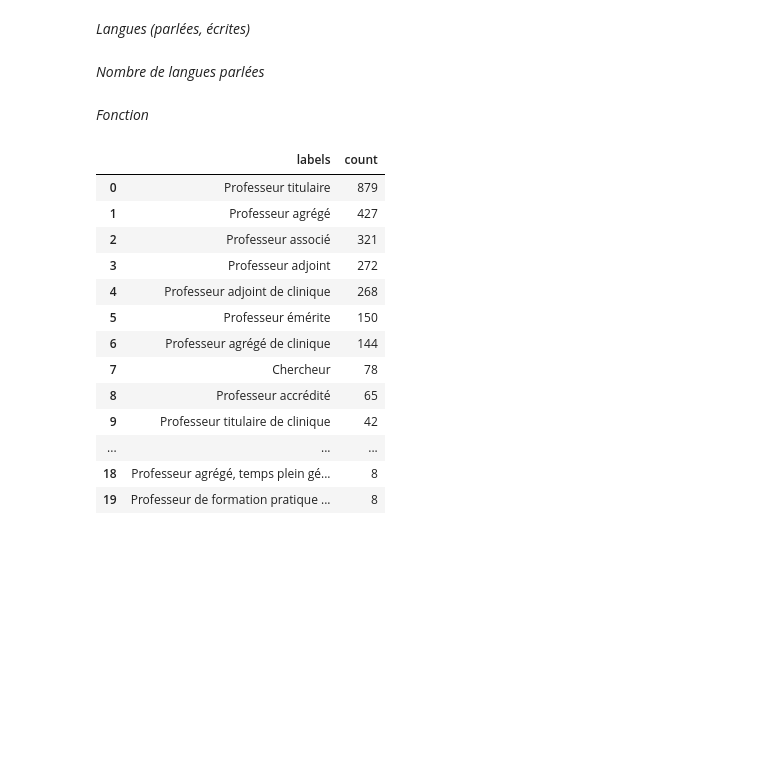
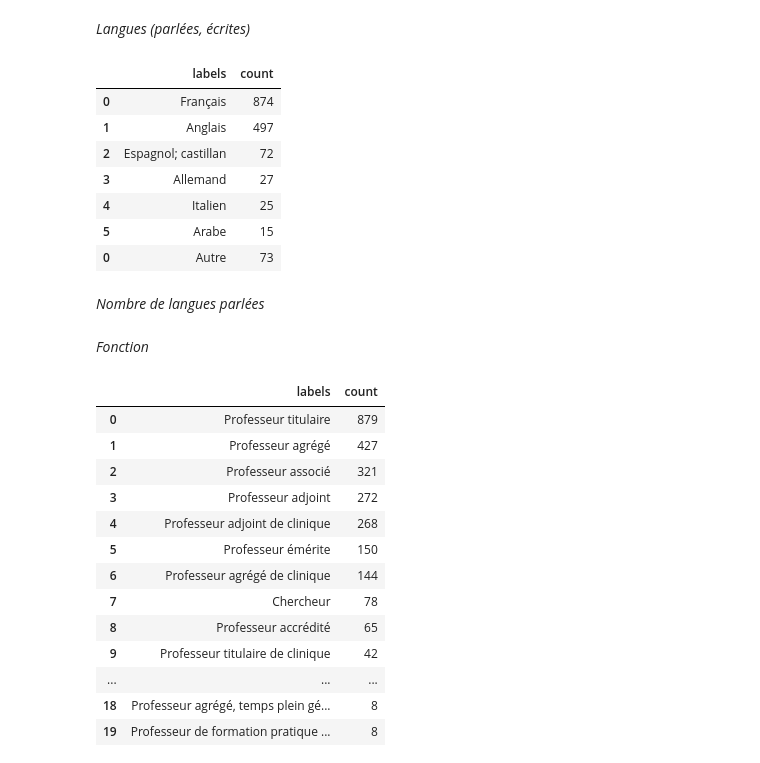
Before and after one commit to sadvr/sadvr-dashboard, a Jupyter notebook: archives/professeurs.ipynb, the cells around one changed output. Cells and saved outputs as stored; diff of their text form; code cells hidden in the pictures; blank space fills up the shorter version.

```diff
--- a/professeurs.ipynb
+++ b/archives/professeurs.ipynb
@@ -82,20 +80,29 @@ NameError: name 'plotVariable' is not defined
 # %%
 # Langues parlées
 langueParle = demographics[demographics['langues.medium'] == 'Oral'].drop(columns=['langues.medium'])
 langueParle = pd.DataFrame(plotVariable(langueParle, 'langues.nom'))
 langueParle = groupOtherValues(langueParle)
 
 px.pie(
     langueParle,
     values = langueParle['count'],
     names = langueParle['labels'],
     title='Langues parlées',
     hole=0.5,
-    category_orders={'labels':
+    category_orders={'langues.nom':
         ['Français', 'Anglais', 'Espagnol; castillan',
          'Allemand', 'Italien', 'Arabe', 'Autre']},
-    color_discrete_sequence= px.colors.qualitative.Pastel1,
-    width=600
 )
+
+langueParle
+# %% [output]
+|  | labels | count |
+| 0 | Français | 874 |
+| 1 | Anglais | 497 |
+| 2 | Espagnol; castillan | 72 |
+| 3 | Allemand | 27 |
+| 4 | Italien | 25 |
+| 5 | Arabe | 15 |
+| 0 | Autre | 73 |
 # %%
 # Langues écrites
```
Also changed, not shown: parts of 6 cells of this notebook, 6 other files.
